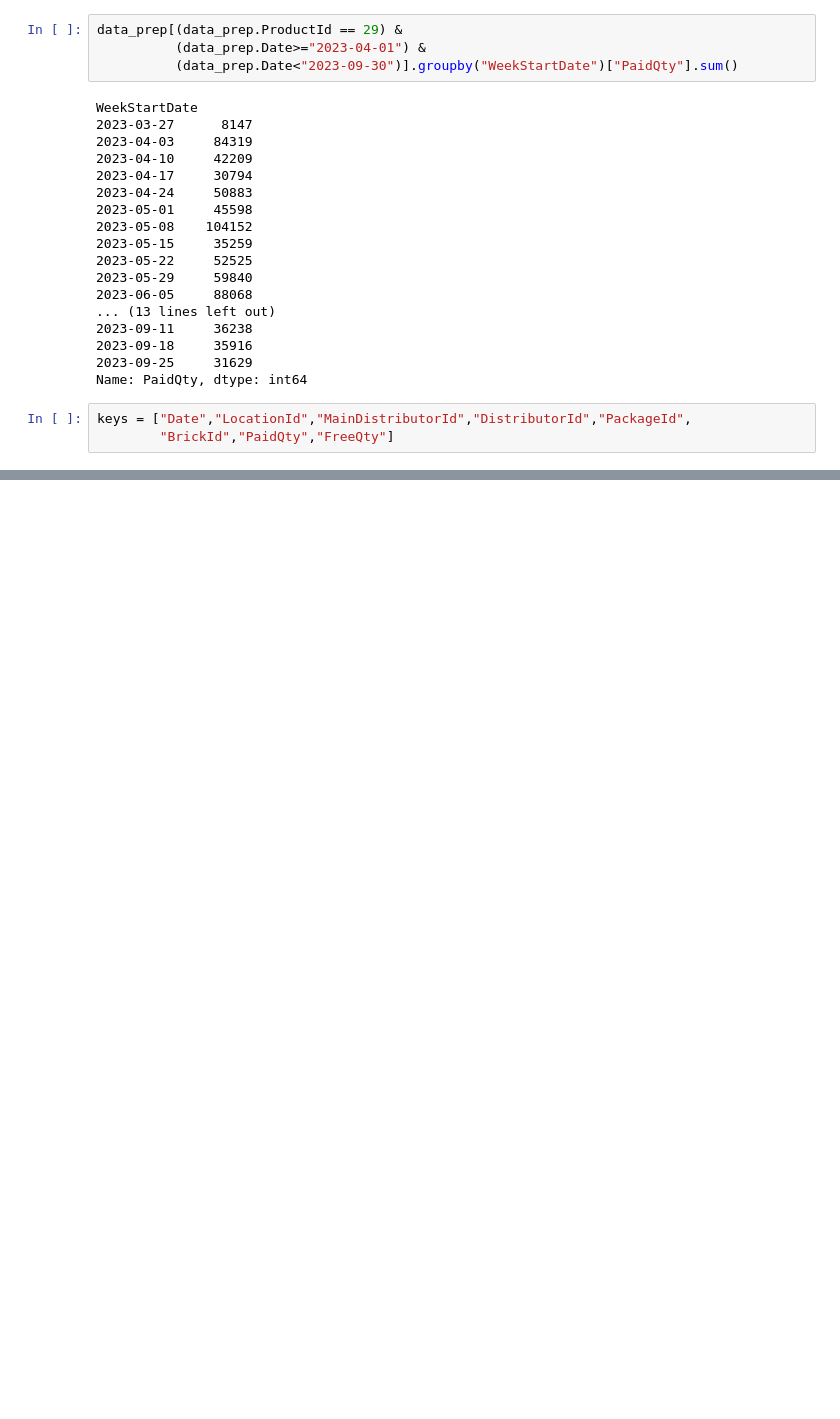
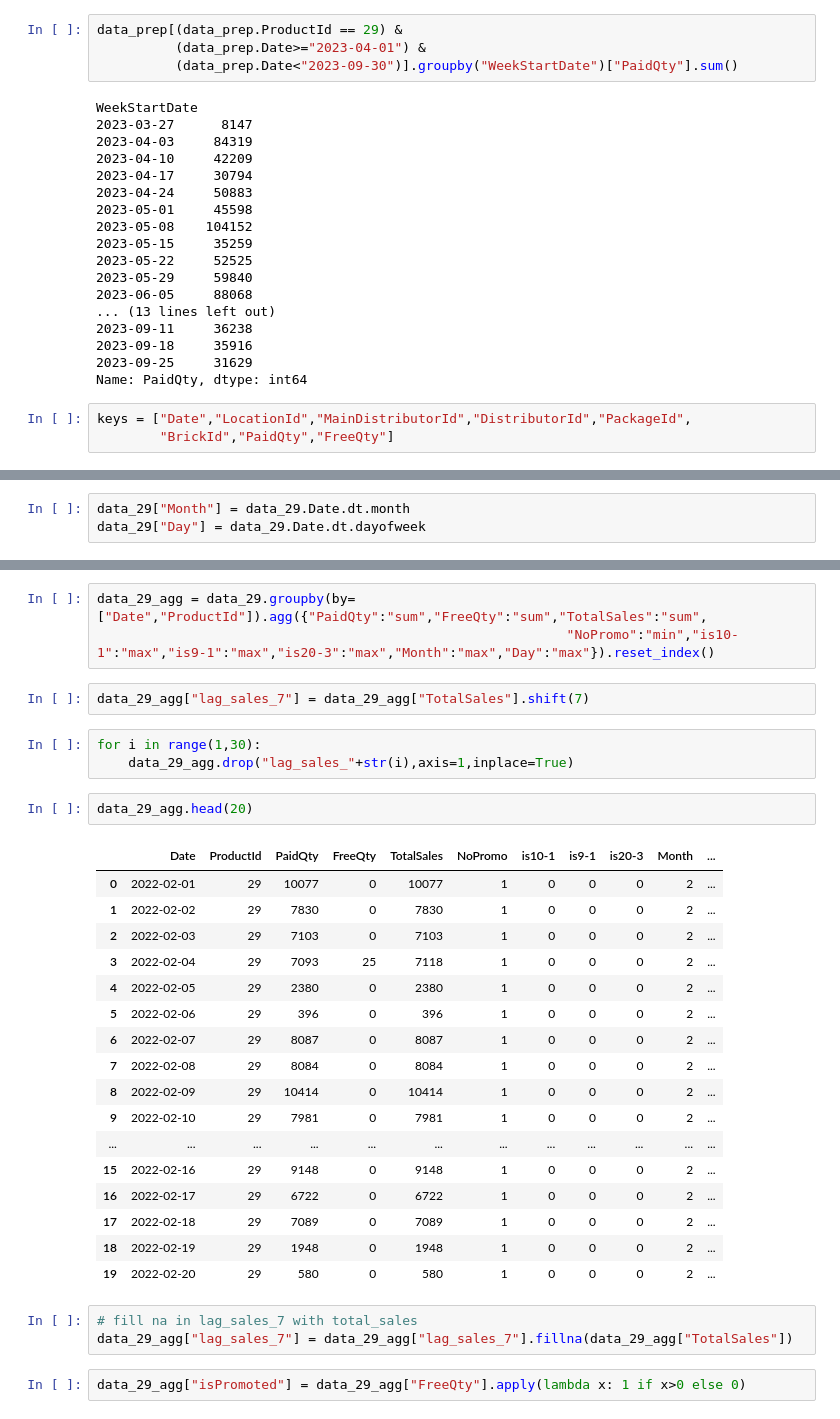
Before and after one commit to ayigitdogan/PharmaProject, a Jupyter notebook: PromotionAnalysis.ipynb, the cells around one changed output, grey strips where cells are left out. Saved outputs shown, nothing was run; the diff lists cells and outputs as text; blank space fills up the shorter version.

```diff
--- a/PromotionAnalysis.ipynb
+++ b/PromotionAnalysis.ipynb
@@ -125,0 +182,3 @@ data_prep2.groupby(keys).filter(lambda x : x.len()>1)
+# %%
+data_29["Month"] = data_29.Date.dt.month
+data_29["Day"] = data_29.Date.dt.dayofweek
@@ -125,0 +212,33 @@ data_prep2.groupby(keys).filter(lambda x : x.len()>1)
+# %%
+data_29_agg = data_29.groupby(by=["Date","ProductId"]).agg({"PaidQty":"sum","FreeQty":"sum","TotalSales":"sum",
+                                                            "NoPromo":"min","is10-1":"max","is9-1":"max","is20-3":"max","Month":"max","Day":"max"}).reset_index()
+# %%
+data_29_agg["lag_sales_7"] = data_29_agg["TotalSales"].shift(7)
+# %%
+for i in range(1,30):
+    data_29_agg.drop("lag_sales_"+str(i),axis=1,inplace=True)
+# %%
+data_29_agg.head(20)
+# %% [output]
+|  | Date | ProductId | PaidQty | FreeQty | TotalSales | NoPromo | is10-1 | is9-1 | is20-3 | Month | ... |
+| 0 | 2022-02-01 | 29 | 10077 | 0 | 10077 | 1 | 0 | 0 | 0 | 2 | ... |
+| 1 | 2022-02-02 | 29 | 7830 | 0 | 7830 | 1 | 0 | 0 | 0 | 2 | ... |
+| 2 | 2022-02-03 | 29 | 7103 | 0 | 7103 | 1 | 0 | 0 | 0 | 2 | ... |
+| 3 | 2022-02-04 | 29 | 7093 | 25 | 7118 | 1 | 0 | 0 | 0 | 2 | ... |
+| 4 | 2022-02-05 | 29 | 2380 | 0 | 2380 | 1 | 0 | 0 | 0 | 2 | ... |
+| 5 | 2022-02-06 | 29 | 396 | 0 | 396 | 1 | 0 | 0 | 0 | 2 | ... |
+| 6 | 2022-02-07 | 29 | 8087 | 0 | 8087 | 1 | 0 | 0 | 0 | 2 | ... |
+| 7 | 2022-02-08 | 29 | 8084 | 0 | 8084 | 1 | 0 | 0 | 0 | 2 | ... |
+| 8 | 2022-02-09 | 29 | 10414 | 0 | 10414 | 1 | 0 | 0 | 0 | 2 | ... |
+| 9 | 2022-02-10 | 29 | 7981 | 0 | 7981 | 1 | 0 | 0 | 0 | 2 | ... |
+| ... | ... | ... | ... | ... | ... | ... | ... | ... | ... | ... | ... |
+| 15 | 2022-02-16 | 29 | 9148 | 0 | 9148 | 1 | 0 | 0 | 0 | 2 | ... |
+| 16 | 2022-02-17 | 29 | 6722 | 0 | 6722 | 1 | 0 | 0 | 0 | 2 | ... |
+| 17 | 2022-02-18 | 29 | 7089 | 0 | 7089 | 1 | 0 | 0 | 0 | 2 | ... |
+| 18 | 2022-02-19 | 29 | 1948 | 0 | 1948 | 1 | 0 | 0 | 0 | 2 | ... |
+| 19 | 2022-02-20 | 29 | 580 | 0 | 580 | 1 | 0 | 0 | 0 | 2 | ... |
+# %%
+# fill na in lag_sales_7 with total_sales
+data_29_agg["lag_sales_7"] = data_29_agg["lag_sales_7"].fillna(data_29_agg["TotalSales"])
+# %%
+data_29_agg["isPromoted"] = data_29_agg["FreeQty"].apply(lambda x: 1 if x>0 else 0)
```
Also changed, not shown: parts of 22 cells of this notebook.
